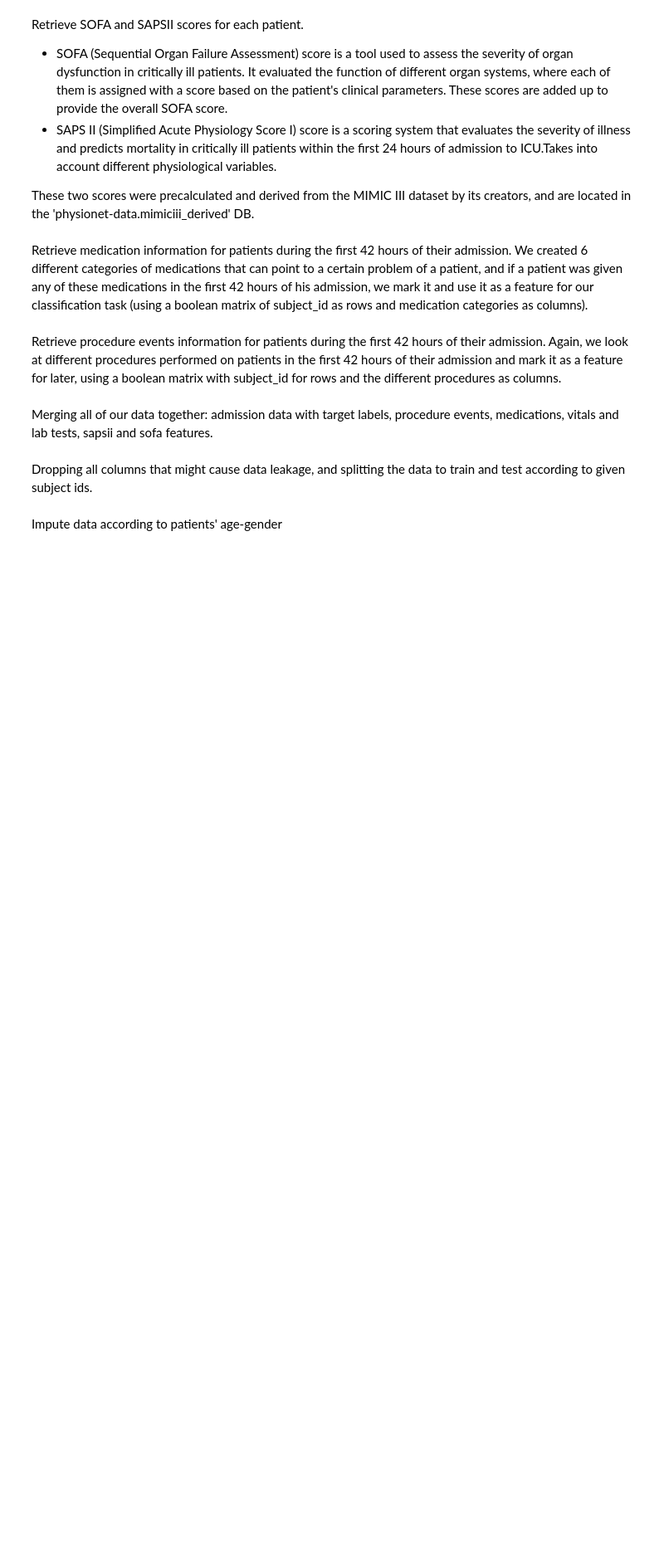
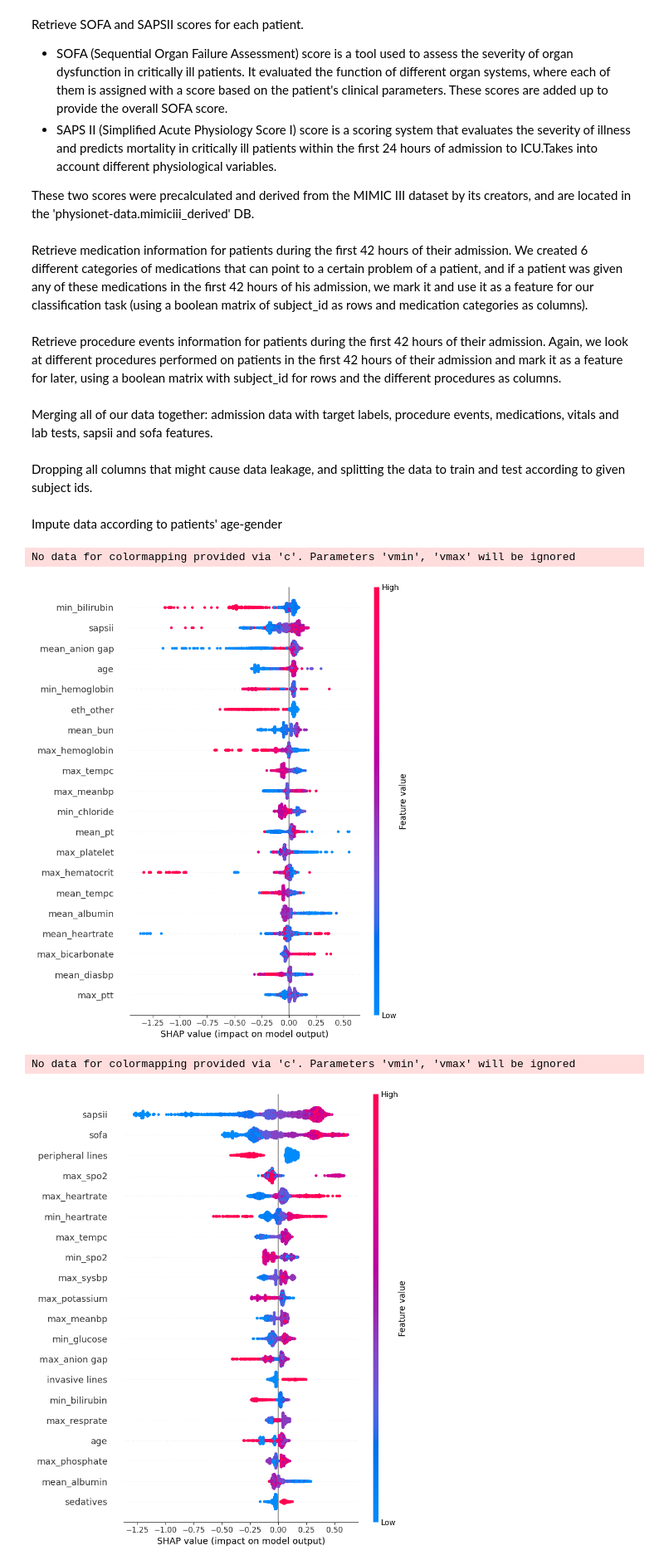
Before and after one commit to Markfesenk0/MLHC-Project, a Jupyter notebook: MLHC_Project.ipynb, the cells around one changed output. Shown at 83% size. Drawn from its saved outputs; the diff is of its cells as text; code cells hidden in the pictures; blank space fills up the shorter version.

```diff
--- a/MLHC_Project.ipynb
+++ b/MLHC_Project.ipynb
@@ -189,25 +194,19 @@ We perform some basic patients exclusion from our data:
 4.   Later, NEWBORN patients will also be omitted
 # %%
 # @title Patient Exclusion Criteria
+
+# age exclusion
+# hosps = hosps[hosps.age.between(17, 300, inclusive='neither')]
 
 # include only first admissions
 hosps = hosps.sort_values('admittime').groupby('subject_id').first().reset_index()
 
 # dismiss newborns
-hosps = hosps[hosps['admission_type_NEWBORN'] != 1]
-hosps = hosps.drop(['admission_type_NEWBORN'], axis=1)
+# hosps = hosps[hosps['admission_type_NEWBORN'] != 1]
+# hosps = hosps.drop(['admission_type_NEWBORN'], axis=1)
 
 # only patients who admitted for at least 48 hours
 hosps = hosps.loc[hosps['los_hosp_hr'] >= min_los]
 
 # exclude patients who died in the first 48 hours
 hosps = hosps.loc[(hosps['mort'] == 0) | (hosps['deathtime'] - hosps['admittime'] >= pd.Timedelta(min_target_onset, unit='h'))]
-
-# show statistics on labels
-mortality_label_counts = hosps['mortality_label'].value_counts()
-prolonged_stay_label_counts = hosps['prolonged_stay_label'].value_counts()
-readmit_label_counts = hosps['readmit_label'].value_counts()
-
-print(mortality_label_counts)
-print(prolonged_stay_label_counts)
-print(readmit_label_counts)
@@ -558,19 +547,19 @@ class AgeGenderImputer(BaseEstimator, TransformerMixin):
         self.columns = columns
 
     # init imputers based on X (train)
-    def init_imputers(self):
-        X = X_train.copy()
+    def init_imputers(self, X):
+        X = X.copy()
         self.imputers = {}
-        X['age_group'] = pd.cut(X_train['age'], [0, 18, 30, 40, 50, 60, 70, 80, 400],
+        X['age_group'] = pd.cut(X['age'], [0, 18, 30, 40, 50, 60, 70, 80, 400],
    labels = ['0_17', '18_29', '30_39', '40_41', '50_59', '60_69', '70_79', '80p'], right = False)
         for (age, gender), group in X.groupby(['age_group', 'gender'])[self.columns]:
             imputer = SimpleImputer(strategy='mean', keep_empty_features=True)
             imputer.fit(group)
             self.imputers[(age, gender)] = imputer
 
-    def fit(self, seen_data, y=None):
+    def fit(self, X, y=None):
         if self.imputers is None:
-            self.init_imputers()
+            self.init_imputers(X)
         return self
 
     def transform(self, X, y=None):
@@ -713,0 +761,22 @@ def feature_importance(model, X_train):
+# %%
+for label in y_train.columns.tolist()[::-1]:
+    x_t, x_v, y_t, y_v = train_test_split(X_train, y_train[label], test_size=0.1, random_state=42)
+    x_t, x_v = impute_and_scale(x_t, x_v)
+
+    params = best_params[label]
+    scale_weight = 1.*y_t.value_counts()[0]/y_t.value_counts()[1]
+    params['scale_pos_weight'] = scale_weight
+
+    model = XGBClassifier()
+    model.set_params(**params)
+    model.fit(x_t, y_t)
+    calibrated_model = CalibratedClassifierCV(model, method='isotonic', cv='prefit')
+    calibrated_model.fit(x_v, y_v)
+
+    # plots
+    plot_shap(model, x_v, X_train.columns.to_list(), label)
+# %% [output]
+No data for colormapping provided via 'c'. Parameters 'vmin', 'vmax' will be ignored
+[figure, added]
+No data for colormapping provided via 'c'. Parameters 'vmin', 'vmax' will be ignored
+[figure, added]
```
Also changed, not shown: parts of 19 cells of this notebook.
